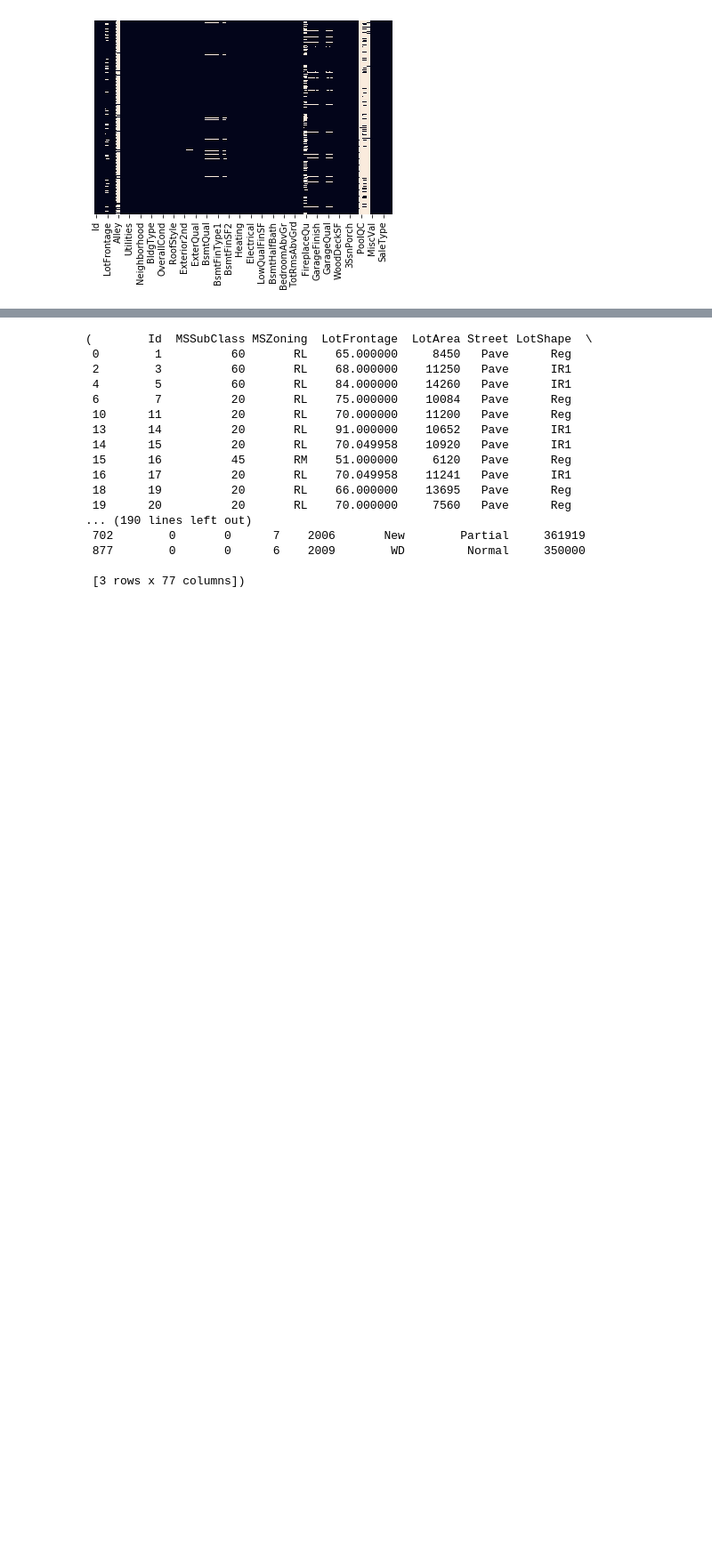
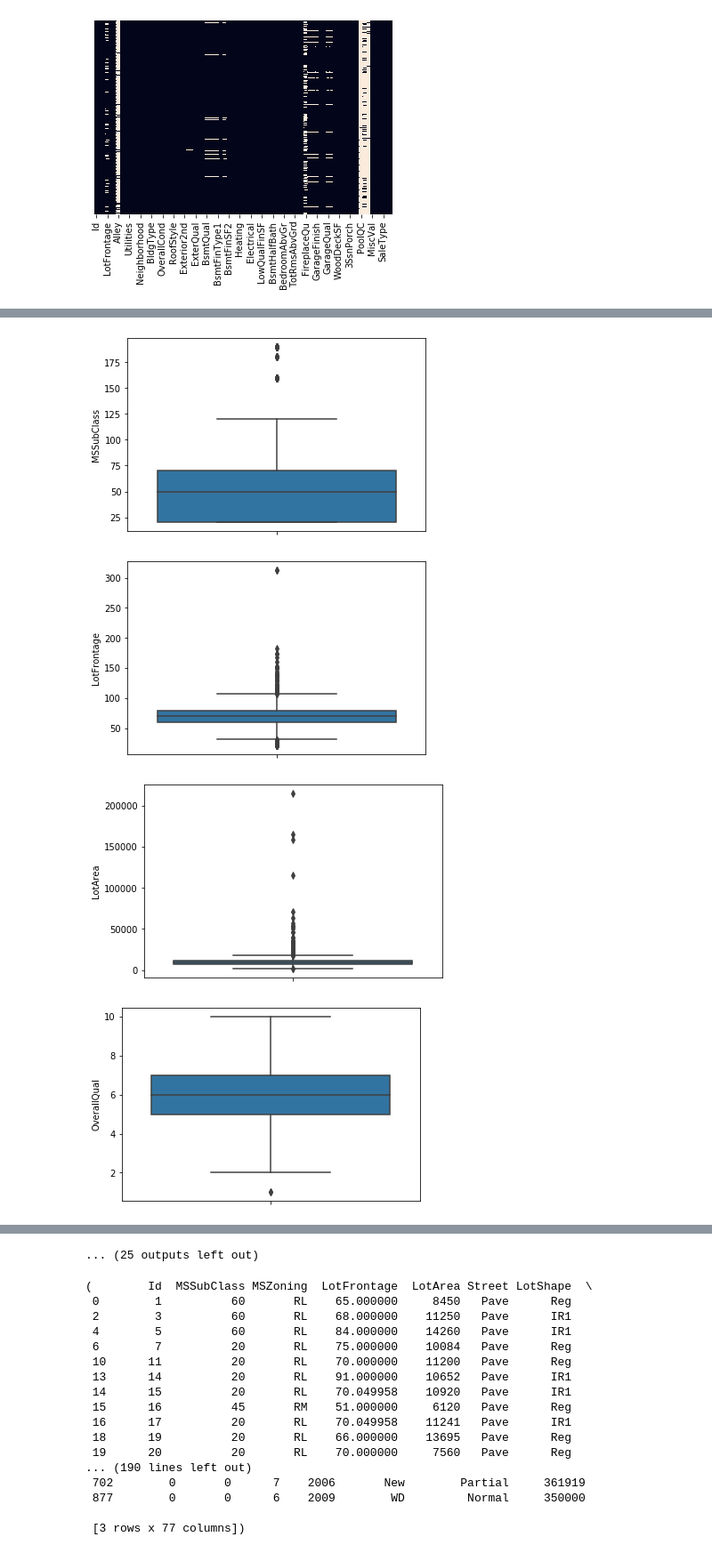
Before and after one commit to priyam81/capstone1, a Jupyter notebook: Capstone_Project _1.ipynb, the cells around one changed output, grey strips where cells are left out. Shown at 89% size. Drawn from its saved outputs; the diff is of its cells as text; code cells hidden in the pictures; blank space fills up the shorter version.

```diff
--- a/Capstone_Project _1.ipynb
+++ b/Capstone_Project _1.ipynb
@@ -187,0 +189,18 @@ df.describe()
+# %%
+#In here, We would plot a boxplot for every numerical variable in the DataFrame, and gain an
+# understanding of the outliers, we have amongst the columns
+
+# All the numerical columns in a list
+df_numerics_only = df.select_dtypes(include=np.number).columns.tolist()
+
+#Suppressing warnings for plotting multiple plots
+plt.rcParams.update({'figure.max_open_warning': 0})
+
+for col in df_numerics_only:
+    plt.figure()
+    sns.boxplot(y=col, data=df)
+# %% [output]
+[figure, added]
+[figure, added]
+[figure, added]
+[figure, added]
@@ -188 +215,2 @@ df.describe()
+... (25 outputs left out)
 # %%
```
Also changed, not shown: parts of 29 cells of this notebook.
